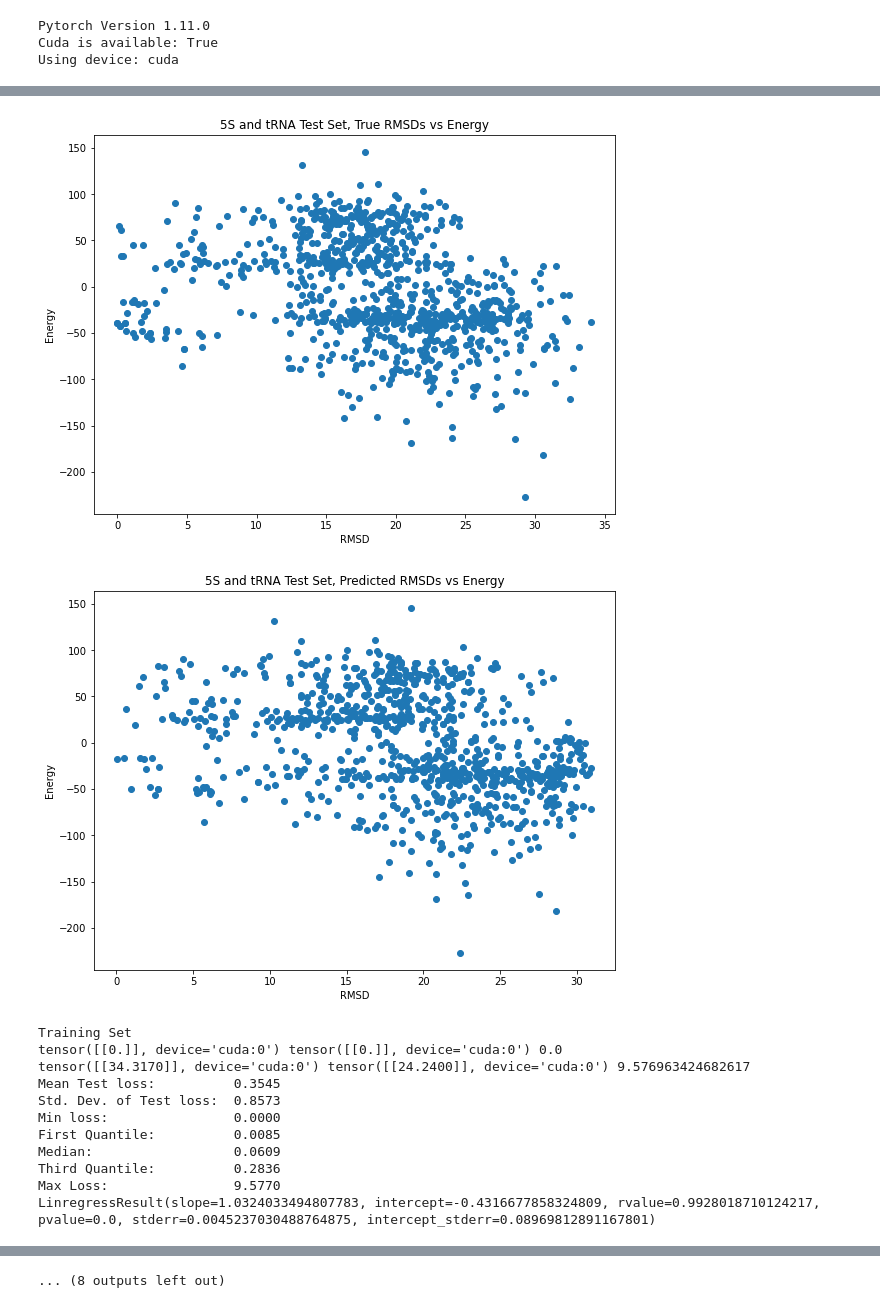
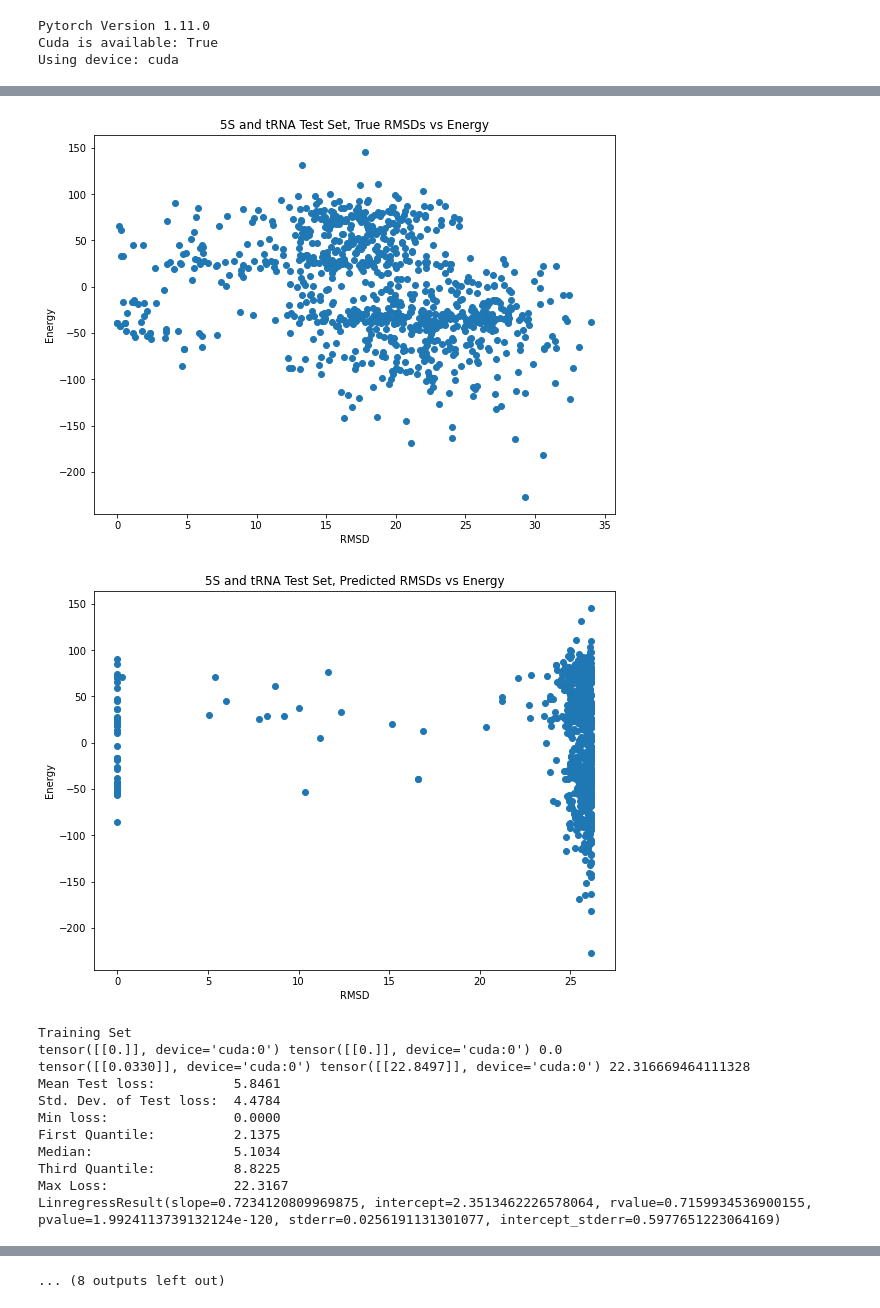
Before and after one commit to milang9/3d_classifier, a Jupyter notebook: 3d_classifier_PyG_pool.ipynb, the cells around one changed output, grey strips where cells are left out. Cells and saved outputs as stored; diff of their text form; code cells hidden in the pictures.

```diff
--- a/3d_classifier_PyG_pool.ipynb
+++ b/3d_classifier_PyG_pool.ipynb
@@ -21,7 +21,7 @@ print("Cuda is available:", th.cuda.is_available())
 device = th.device("cuda" if th.cuda.is_available() else "cpu")
 print("Using device:", device)
 
-vectorize = False
+vectorize = True
 k = 0
 
 #Training Set
@@ -69,12 +69,12 @@ TODO:
 *  which noramlization to use?
 # %%
 #Training
-model = DMoN_CG_Classifier(training_dataset.num_node_features)
+model = MinCut_CG_Classifier(training_dataset.num_node_features)
 
 parent_dir = "pyg_model_data/"
 
 
-epoch_losses, val_losses, mae_losses, learning_rates = pool_train_loop(
+epoch_losses, val_losses, mae_losses, learning_rates, epoch_add_losses = pool_train_loop(
     model=model,
     train_dataset=training_dataset,
     val_dataset=val_dataset,
@@ -82,8 +82,8 @@ epoch_losses, val_losses, mae_losses, learning_rates = pool_train_loop(
     device=device,
     b_size=64,
     lr=1e-3,
-    epochs=5000,
-    sched_T0=500,
+    epochs=2000,
+    sched_T0=200,
     vectorize=vectorize,
     k=k,
     burn_in=50)
@@ -179,7 +181,7 @@ test_dataloader = DenseDataLoader(test_dataset, batch_size=1)
 st_test_dataloader = DenseDataLoader(st_test_dataset, batch_size=1)
 
 model.to(device)
-model.load_state_dict(th.load("pyg_model_data/2022-04-29_15-25_DMoN_CG_Classifier/model_data/epoch_4310.pth"))
+model.load_state_dict(th.load("pyg_model_data/2022-05-03_12-15_MinCut_CG_Classifier/model_data/epoch_1304.pth"))
 
 energy_l = []
 true_rmsd_l = []
@@ -238,13 +240,13 @@ LinregressResult(slope=0.8332036307695042, intercept=1.0224873867893773, rvalue=
 [figure]
-[figure, old version]
+[figure, new version]
 Training Set
 tensor([[0.]], device='cuda:0') tensor([[0.]], device='cuda:0') 0.0
-tensor([[34.3170]], device='cuda:0') tensor([[24.2400]], device='cuda:0') 9.576963424682617
-Mean Test loss:          0.3545
-Std. Dev. of Test loss:  0.8573
+tensor([[0.0330]], device='cuda:0') tensor([[22.8497]], device='cuda:0') 22.316669464111328
+Mean Test loss:          5.8461
+Std. Dev. of Test loss:  4.4784
 Min loss:                0.0000
-First Quantile:          0.0085
-Median:                  0.0609
-Third Quantile:          0.2836
-Max Loss:                9.5770
-LinregressResult(slope=1.0324033494807783, intercept=-0.4316677858324809, rvalue=0.9928018710124217, pvalue=0.0, stderr=0.0045237030488764875, intercept_stderr=0.08969812891167801)
+First Quantile:          2.1375
+Median:                  5.1034
+Third Quantile:          8.8225
+Max Loss:                22.3167
+LinregressResult(slope=0.7234120809969875, intercept=2.3513462226578064, rvalue=0.7159934536900155, pvalue=1.9924113739132124e-120, stderr=0.0256191131301077, intercept_stderr=0.5977651223064169)
```
Also changed, not shown: parts of 6 cells of this notebook, 9 other files.
